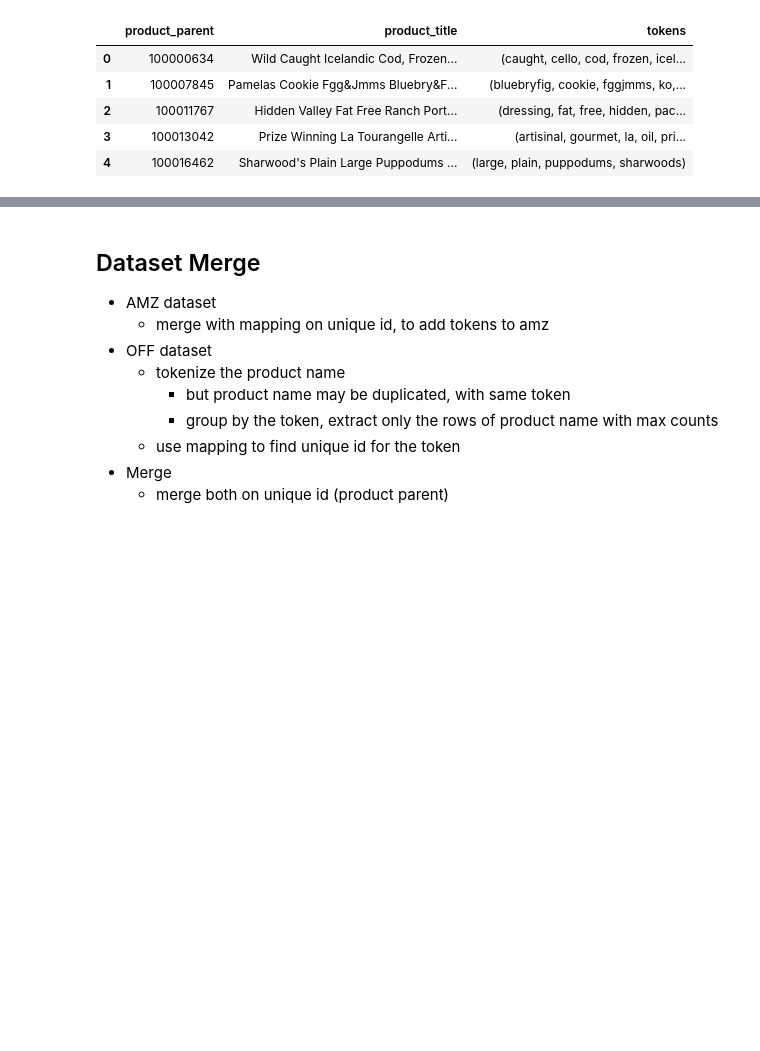
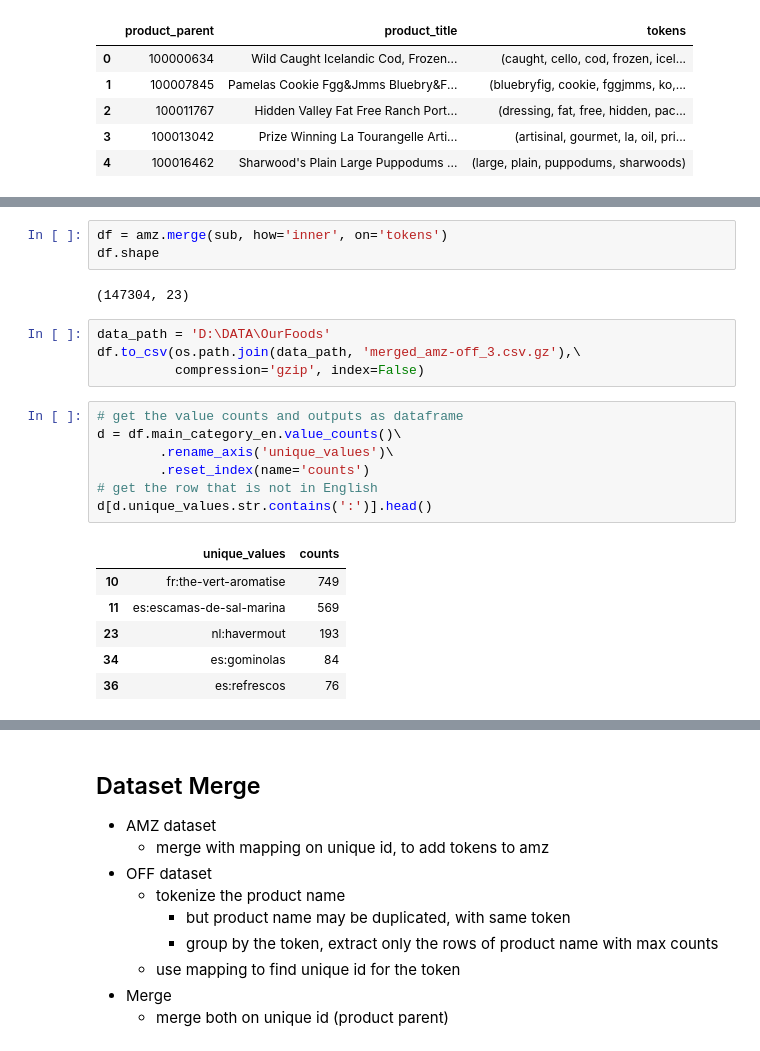
Before and after one commit to davilayang/food-reviews, a Jupyter notebook: 1-2_merge-dataset.ipynb, the cells around one changed output, grey strips where cells are left out. Saved outputs shown, nothing was run; the diff lists cells and outputs as text; blank space fills up the shorter version.

```diff
--- a/1-2_merge-dataset.ipynb
+++ b/1-2_merge-dataset.ipynb
@@ -274,0 +358,23 @@ mapping.head()
+# %%
+df = amz.merge(sub, how='inner', on='tokens')
+df.shape
+# %% [output]
+(147304, 23)
+# %%
+data_path = 'D:\DATA\OurFoods'
+df.to_csv(os.path.join(data_path, 'merged_amz-off_3.csv.gz'),\
+          compression='gzip', index=False)
+# %%
+# get the value counts and outputs as dataframe
+d = df.main_category_en.value_counts()\
+        .rename_axis('unique_values')\
+        .reset_index(name='counts')
+# get the row that is not in English
+d[d.unique_values.str.contains(':')].head()
+# %% [output]
+|  | unique_values | counts |
+| 10 | fr:the-vert-aromatise | 749 |
+| 11 | es:escamas-de-sal-marina | 569 |
+| 23 | nl:havermout | 193 |
+| 34 | es:gominolas | 84 |
+| 36 | es:refrescos | 76 |
```
Also changed, not shown: parts of 17 cells of this notebook, 6 other files.
